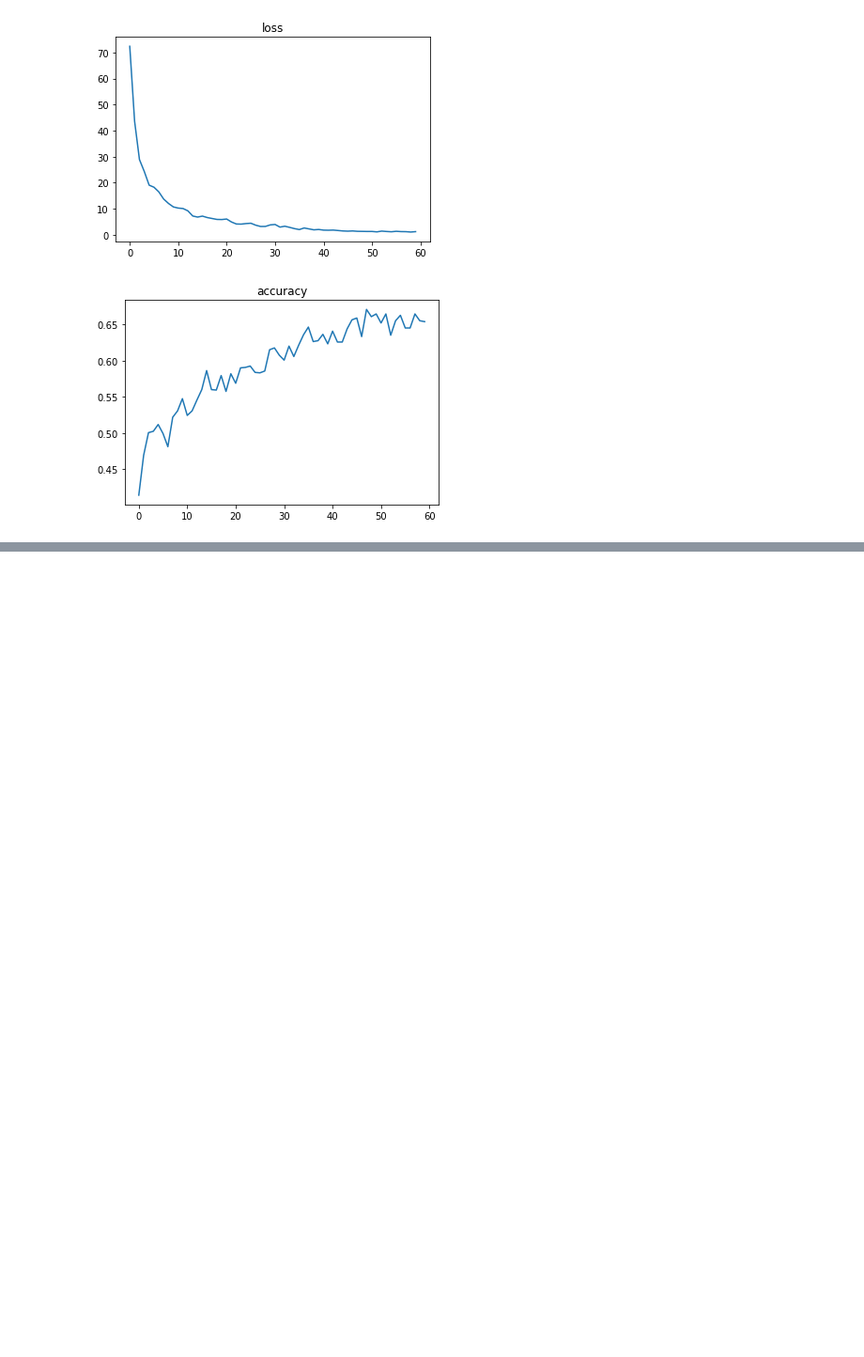
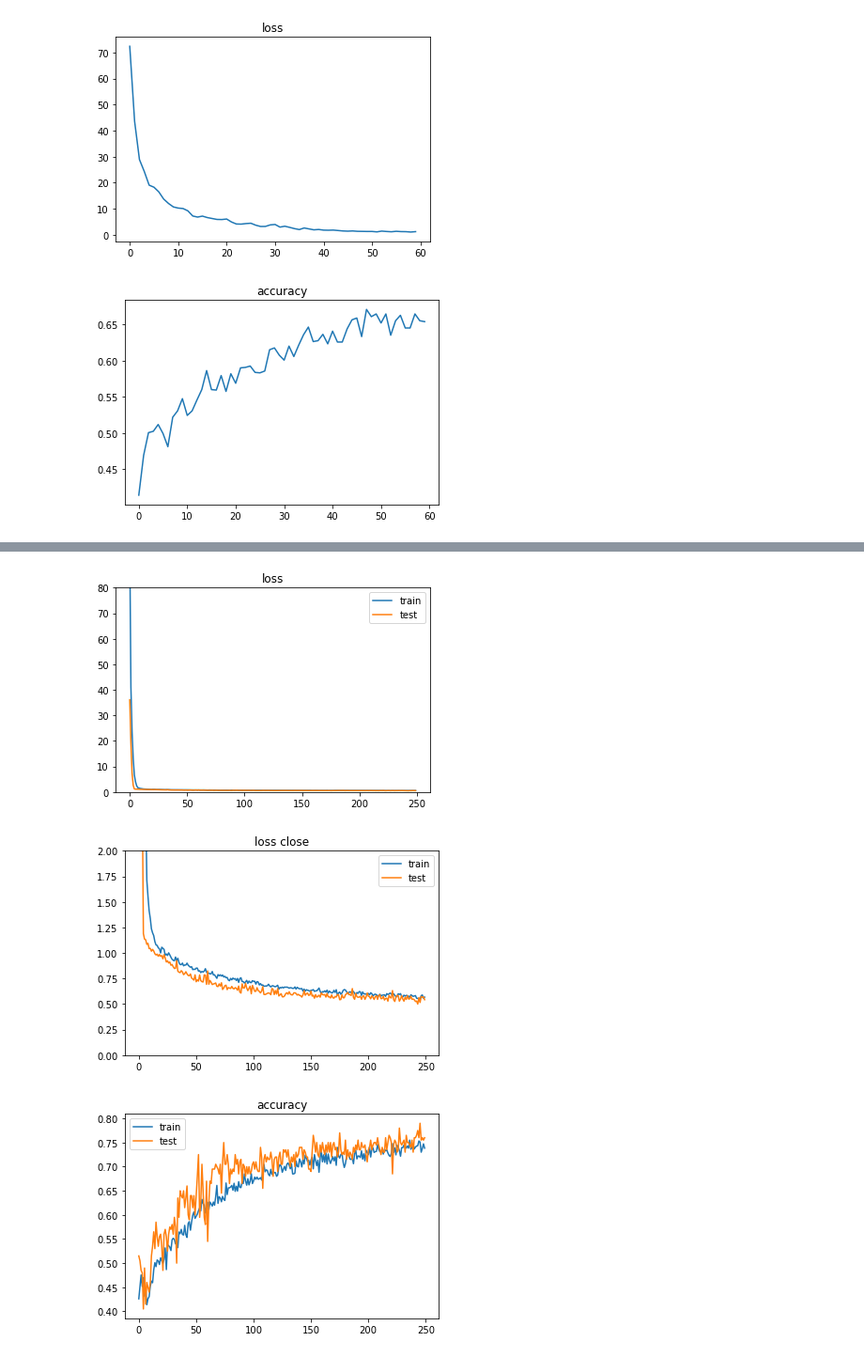
Before and after one commit to ViniciusSimm/mobile-price-classification, a Jupyter notebook: keras-model.ipynb, the cells around one changed output, grey strips where cells are left out. Shown at 94% size. Saved outputs shown, nothing was run; the diff lists cells and outputs as text; code cells hidden in the pictures; blank space fills up the shorter version.

Commit message:
losses in the same graph

```diff
--- a/keras-model.ipynb
+++ b/keras-model.ipynb
@@ -117,0 +156,6 @@ plt.show()
+# %%
+variables,results = data_transform(full_dataset)
+# %%
+model.compile(optimizer='adam',loss='sparse_categorical_crossentropy',metrics=['accuracy'])
+# %%
+history = model.fit(variables,results,batch_size=50,epochs=250,validation_split = 0.1)
@@ -117,0 +180,34 @@ plt.show()
+# %%
+losses_train = history.history['loss']
+accuracies_train = history.history['accuracy']
+
+losses_test = history.history['val_loss']
+accuracies_test = history.history['val_accuracy']
+# %%
+
+plt.title("loss")
+plt.plot(losses_train, label='train')
+plt.plot(losses_test, label='test')
+plt.legend()
+plt.ylim([0, 80])
+
+plt.show()
+
+plt.title("loss close")
+plt.plot(losses_train, label='train')
+plt.plot(losses_test, label='test')
+plt.legend()
+plt.ylim([0, 2])
+
+plt.show()
+
+plt.title("accuracy")
+plt.plot(accuracies_train, label='train')
+plt.plot(accuracies_test, label='test')
+plt.legend()
+
+plt.show()
+# %% [output]
+[figure, added]
+[figure, added]
+[figure, added]
```
Also changed, not shown: parts of 7 cells of this notebook.
